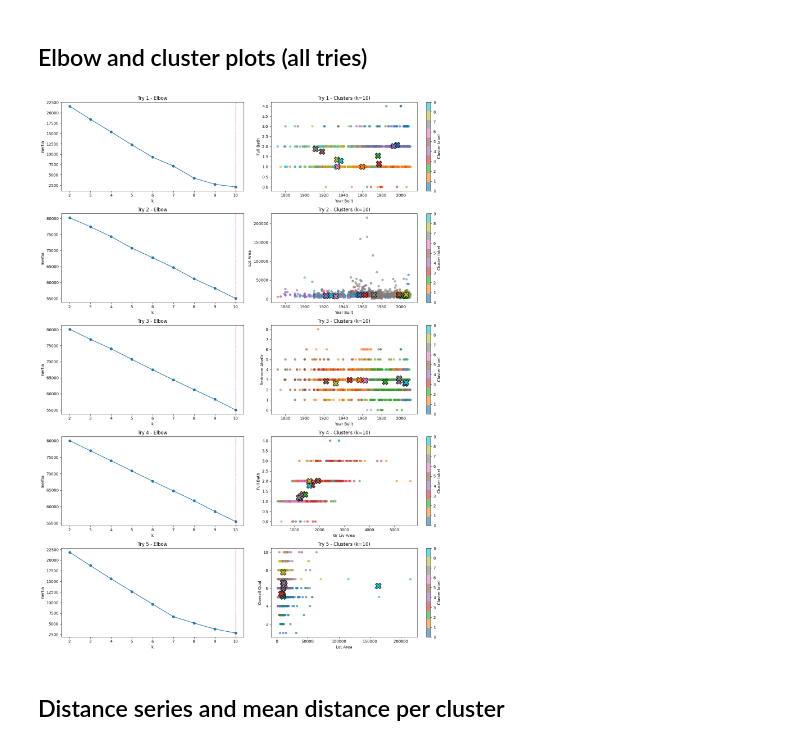
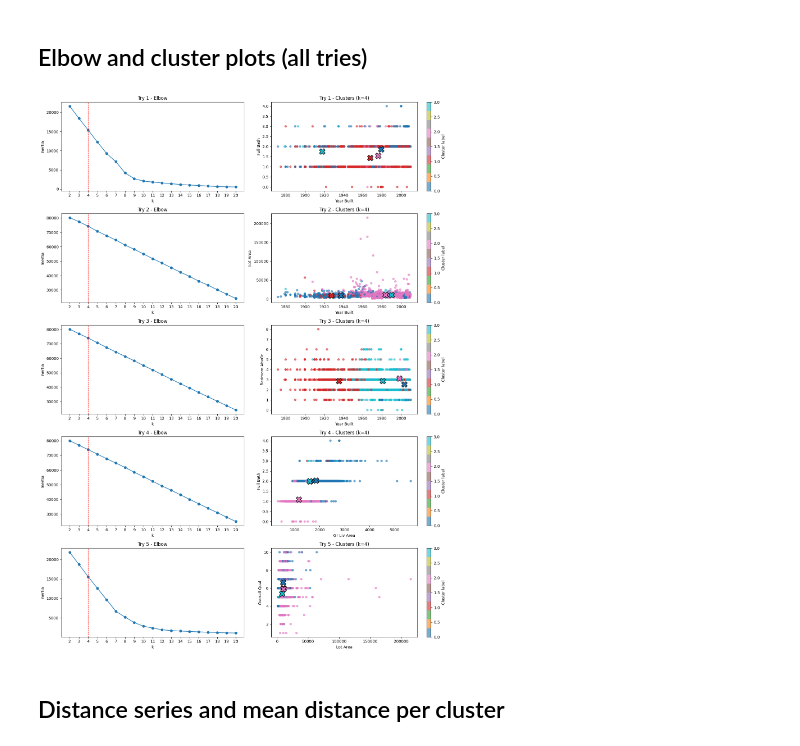
Before and after one commit to ImRoodyDev/HHS-Pyhthon-Pipeline, a Jupyter notebook: DEAI/WEEK 9/clustering.ipynb, the cells around one changed output. Cells and saved outputs as stored; diff of their text form; code cells hidden in the pictures.

```diff
--- a/DEAI/WEEK 9/clustering.ipynb
+++ b/DEAI/WEEK 9/clustering.ipynb
@@ -150,9 +170,11 @@ results_summary.reset_index(drop=True)
 # %% [markdown]
 ## Elbow and cluster plots (all tries)
 # %%
+# Create one row per try: elbow plot + cluster plot
 num_runs = len(results)
 fig, axes = plt.subplots(num_runs, 2, figsize=(15, max(5, 4 * num_runs)))
 
+# Make axes indexable when there is only one try
 if num_runs == 1:
     axes = np.array([axes])
 
@@ -160,14 +182,15 @@ for row_idx, run in enumerate(results):
     ax_elbow = axes[row_idx, 0]
     ax_cluster = axes[row_idx, 1]
 
-    # Elbow graph
-    ax_elbow.plot(run["k_values"], run["inertias"], marker="o")
-    ax_elbow.axvline(run["best_k"], color="red", linestyle="--", linewidth=1)
+    # Plot elbow curve and highlight selected fixed k
+    ax_elbow.plot(run["elbow_k_values"], run["elbow_inertias"], marker="o")
+    ax_elbow.axvline(run["current_k"], color="red", linestyle="--", linewidth=1)
     ax_elbow.set_title(f"Try {run['dataset_index']} - Elbow")
     ax_elbow.set_xlabel("k")
     ax_elbow.set_ylabel("Inertia")
+    ax_elbow.set_xticks(run["elbow_k_values"])  # Force whole-number ticks on x-axis
 
-    # Cluster graph (first 2 features)
+    # Plot sample points colored by cluster (using first 2 features)
     x_col, y_col = run["features"][0], run["features"][1]
     plot_df = run["data"].copy()
     plot_df["cluster"] = run["labels"]
@@ -177,36 +200,38 @@ for row_idx, run in enumerate(results):
         plot_df[y_col],
         c=plot_df["cluster"],
         cmap="tab10",
         alpha=0.6,
         s=25,
     )
 
-    # Colored cluster centers (same colormap)
+    # Plot colored cluster centers with X marker
     centers_df = run["centers_df"]
     center_colors = centers_df["cluster"].values
     ax_cluster.scatter(
         centers_df[x_col],
         centers_df[y_col],
         c=center_colors,
         cmap="tab10",
         marker="X",
         s=220,
         edgecolor="black",
         linewidth=1.2,
         zorder=5,
     )
 
-    ax_cluster.set_title(f"Try {run['dataset_index']} - Clusters (k={run['best_k']})")
+    ax_cluster.set_title(f"Try {run['dataset_index']} - Clusters (k={run['current_k']})")
     ax_cluster.set_xlabel(x_col)
     ax_cluster.set_ylabel(y_col)
 
+    # Add cluster-color legend bar for this subplot
     cbar = fig.colorbar(scatter, ax=ax_cluster)
     cbar.set_label("Cluster label")
 
+# Final layout cleanup
 plt.tight_layout()
 plt.show()
 # %% [output]
-[figure, old version]
+[figure, new version]
 # %% [markdown]
 ## Distance series and mean distance per cluster
 # %%
```
Also changed, not shown: parts of 8 cells of this notebook.
